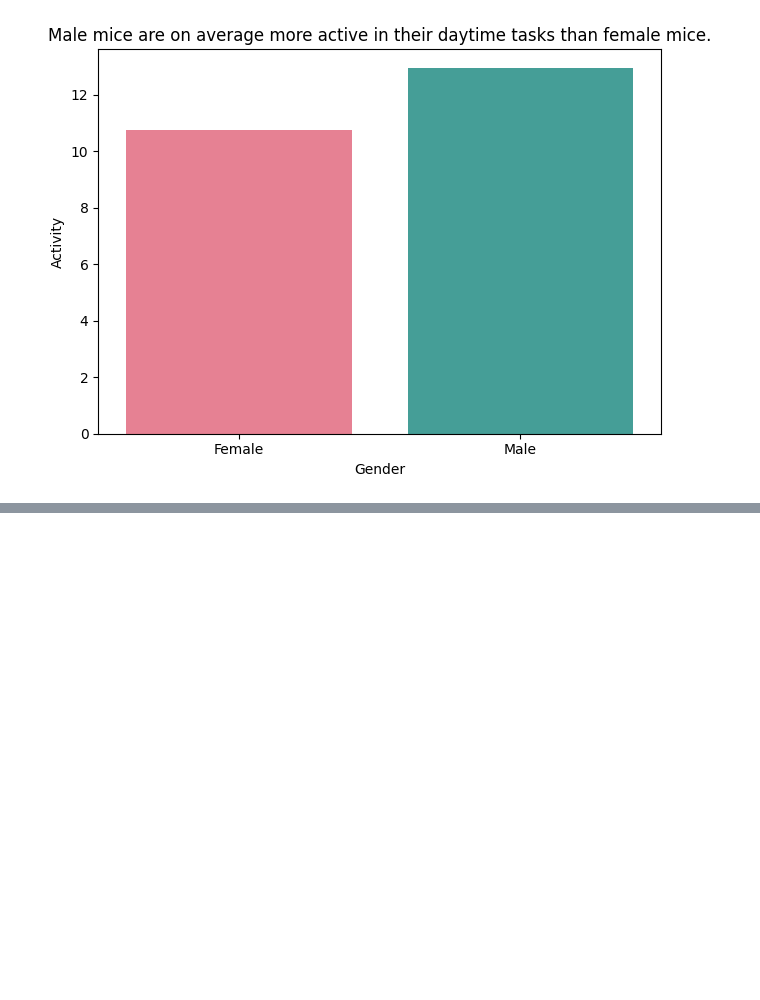
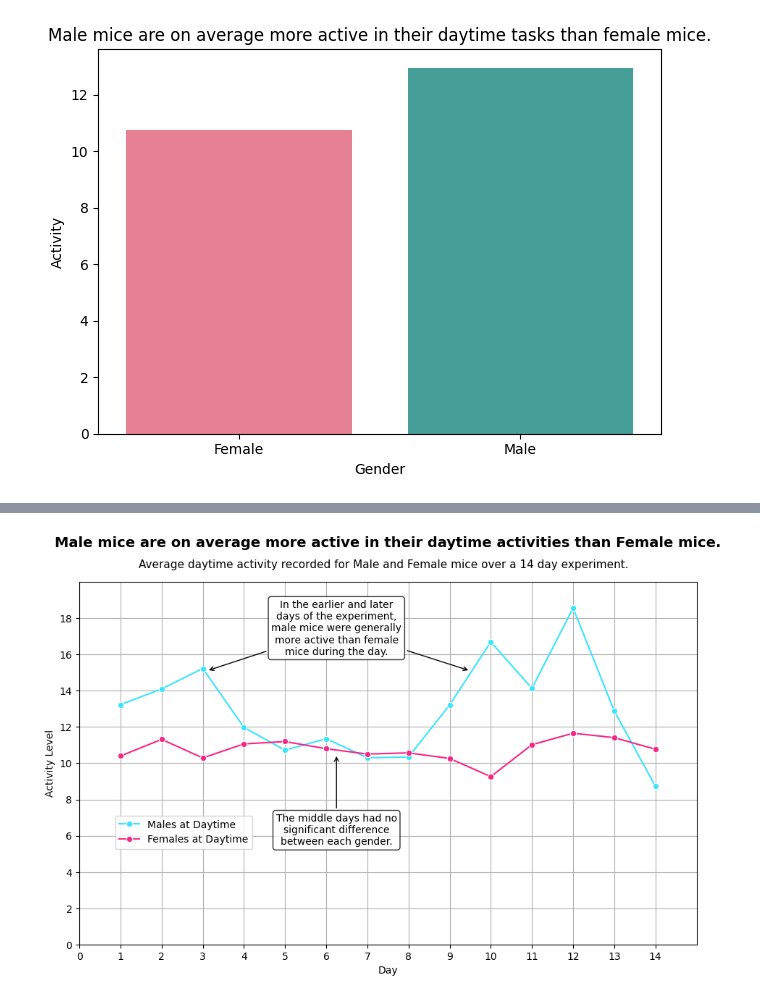
Before and after one commit to eibarolle/DSC106_Portfolio, a Jupyter notebook: projects/Project2/project2.ipynb, the cells around one changed output, grey strips where cells are left out. Drawn from its saved outputs; the diff is of its cells as text; code cells hidden in the pictures; blank space fills up the shorter version.

```diff
--- a/projects/Project2/project2.ipynb
+++ b/projects/Project2/project2.ipynb
@@ -200,3 +205,8 @@ Passing `palette` without assigning `hue` is deprecated and will be removed in v
 
   sns.barplot(data=activity_day.iloc[26:], x='Mouse ID', y='Activity', palette='husl')
 [figure]
+# %%
+time_activity = activity.groupby('Time').mean(numeric_only = True).reset_index()
+time_activity
+time_activity = time_activity.melt(id_vars=["Time"], var_name="Mouse ID", value_name="Activity")
+time_activity
@@ -202,0 +227,3 @@ Passing `palette` without assigning `hue` is deprecated and will be removed in v
+# %%
+gendered_activity = time_activity[(time_activity['Mouse ID'] == 'Male') | (time_activity['Mouse ID'] == 'Female')]
+gendered_activity
@@ -202,0 +248,5 @@ Passing `palette` without assigning `hue` is deprecated and will be removed in v
+# %%
+gender_labels = np.array([f"Females at Daytime" if i // 14 == 0 else f"Females at Nighttime" if i // 14 == 1 else f"Males at Daytime" if i // 14 == 2 else f"Males at Nighttime" for i in range(56)])
+
+gendered_activity['Categories'] = gender_labels
+gendered_activity['Day'] = gendered_activity['Time'].str.extract('(\d+)').astype(int)
@@ -202,0 +375,3 @@ Passing `palette` without assigning `hue` is deprecated and will be removed in v
+# %%
+deception = gendered_activity[(gendered_activity['Categories'] == 'Females at Daytime') | (gendered_activity['Categories'] == 'Males at Daytime')]
+deception
@@ -202,0 +396,61 @@ Passing `palette` without assigning `hue` is deprecated and will be removed in v
+# %%
+plt.figure(figsize=(11, 6.5))
+sns.lineplot(
+    data=deception,
+    x="Day",
+    y="Activity",
+    hue="Categories",
+    palette = {"Females at Daytime": "#F72585", "Males at Daytime": "#38e5fc"},
+    hue_order = ["Males at Daytime", "Females at Daytime"],
+    marker="o"
+)
+
+# Customize the plot
+plt.xlabel("Day")
+plt.ylabel("Activity Level")
+plt.title("Male mice are on average more active in their daytime activities than Female mice.", fontsize=14, fontweight='bold', pad = 35)
+plt.legend(bbox_to_anchor=(0.05, 0.25), loc='lower left')
+plt.xlim(0, 15)
+plt.ylim(0, 20)
+plt.xticks(range(0, 15))
+plt.yticks(range(0, 20, 2))
+plt.grid(True)
+
+plt.text(
+    7.4, 20.8,  # Adjust position as needed
+    'Average daytime activity recorded for Male and Female mice over a 14 day experiment.',
+    fontsize=11,
+    ha='center'
+)
+
+plt.annotate(
+    wrap_text("In the earlier and later days of the experiment, male mice were generally more active than female mice during the day.", width = 25),
+    xy=(3.1, 15.1), xycoords='data',
+    xytext=(6.25, 16), textcoords='data',
+    arrowprops=dict(facecolor='black', arrowstyle='->', lw=1),
+    bbox=dict(boxstyle='round,pad=0.3', edgecolor='black', facecolor='white', alpha=0.8),
+    fontsize=10, color='black', ha='center'
+)
+
+plt.annotate(
+    "",
+    xy=(9.5, 15.1),
+    xytext=(7.92, 16.25),
+    arrowprops=dict(facecolor="black", arrowstyle="->"),
+    fontsize=10, color='black', ha='center'
+)
+
+plt.annotate(
+    wrap_text("The middle days had no significant difference between each gender.", width = 25),
+    xy=(6.25, 10.5), xycoords='data',
+    xytext=(6.25, 5.5), textcoords='data',
+    arrowprops=dict(facecolor='black', arrowstyle='->', lw=1),
+    bbox=dict(boxstyle='round,pad=0.3', edgecolor='black', facecolor='white', alpha=0.8),
+    fontsize=10, color='black', ha='center'
+)
+
+
+# Show the plot
+plt.show()
+# %% [output]
+[figure, added]
```
Also changed, not shown: parts of 12 cells of this notebook, 6 other files.
